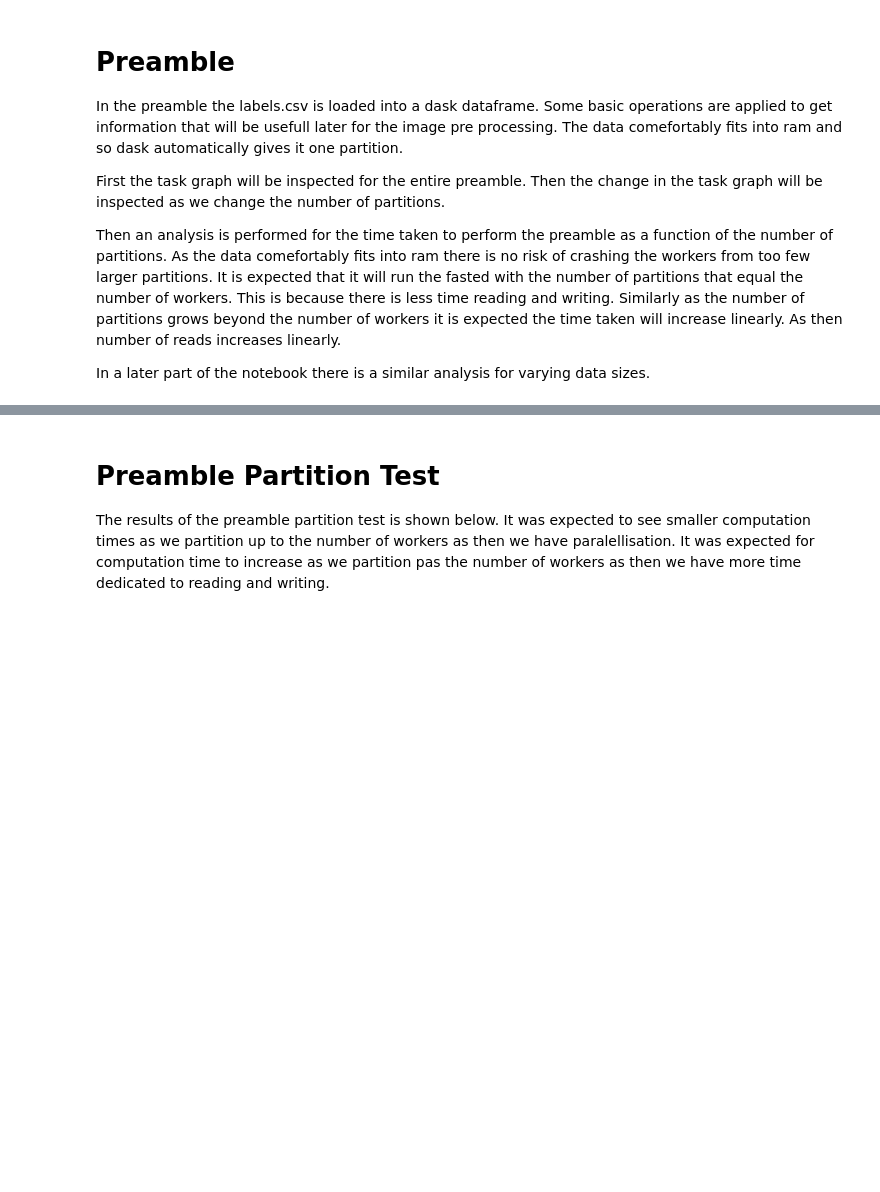
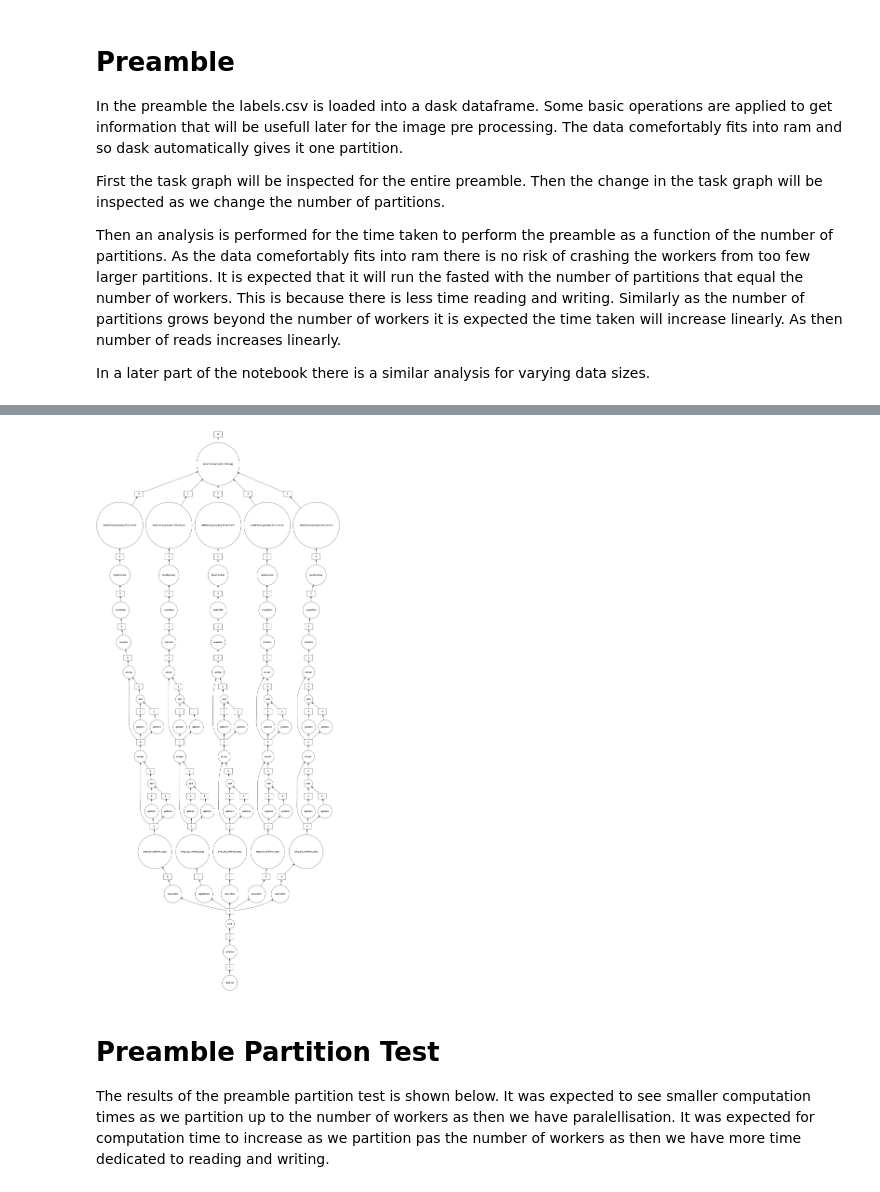
Before and after one commit to DanHarJor/MAPD-B, a Jupyter notebook: dask/notebooks/Daniel_dask_preprocessing.ipynb, the cells around one changed output, grey strips where cells are left out. Saved outputs shown, nothing was run; the diff lists cells and outputs as text; code cells hidden in the pictures; blank space fills up the shorter version.

```diff
--- a/dask/notebooks/Daniel_dask_preprocessing.ipynb
+++ b/dask/notebooks/Daniel_dask_preprocessing.ipynb
@@ -134,9 +141,11 @@ predf, premeta = preamble(df, meta)
 # %%
 predf5 = df
 meta5 = meta
 predf5 = predf5.repartition(npartitions = 5)
 predf5, meta5 = preamble(predf5, meta5)
-#predf5.visualize()
+predf5.visualize()
+# %% [output]
+[figure, added]
 # %% [markdown]
 # Preamble Partition Test
 
```
Also changed, not shown: parts of 36 cells of this notebook, 3 other files.
